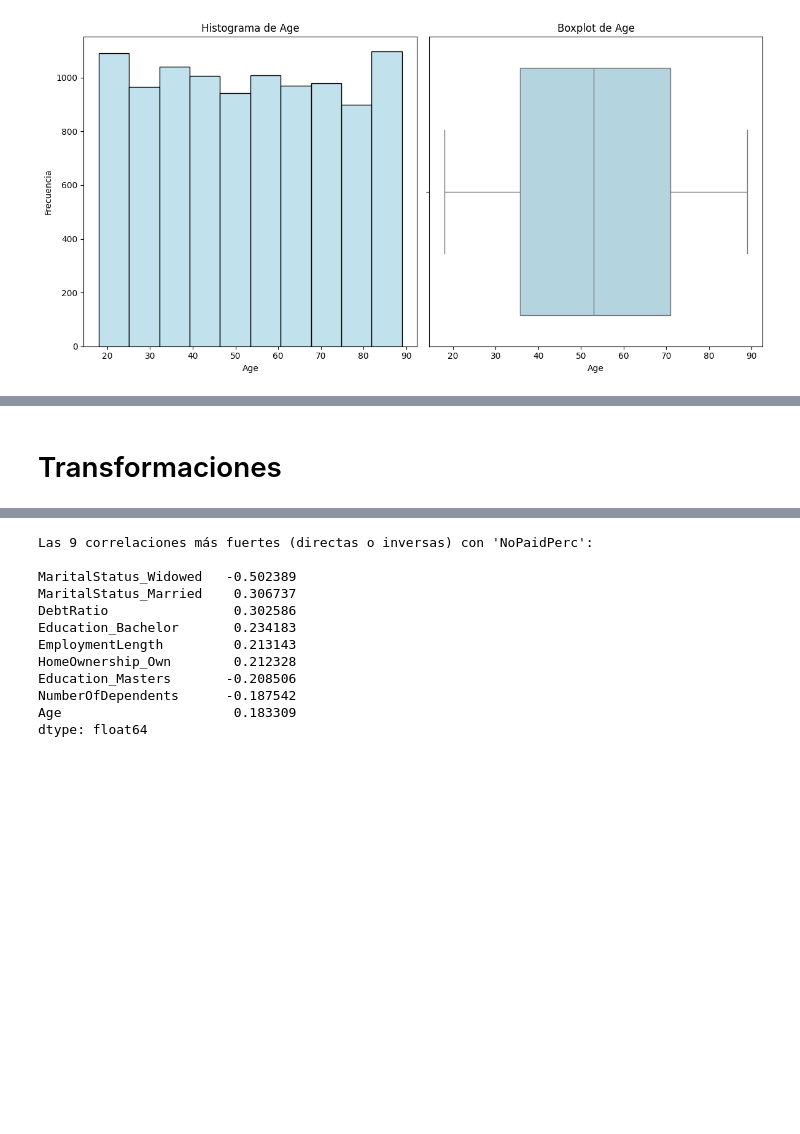
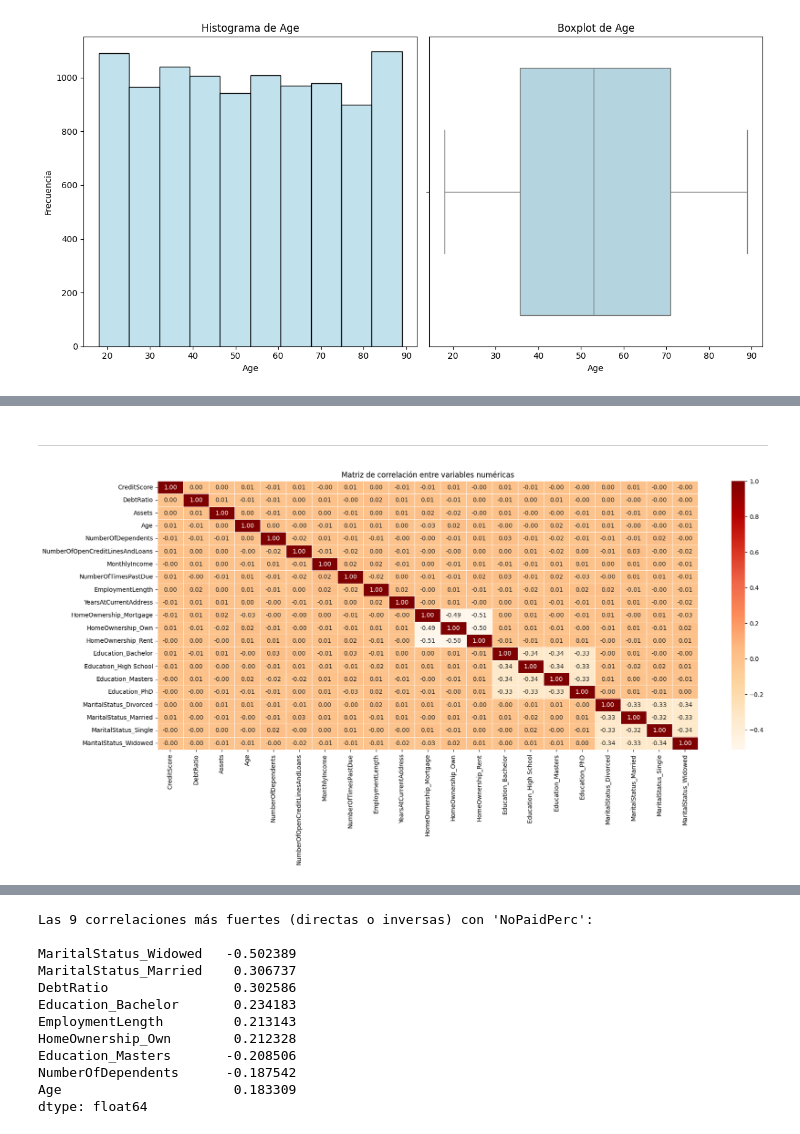
Before and after one commit to Leostark95/Proyecto_Finanzas, a Jupyter notebook: b_preprocesamiento.ipynb, the cells around one changed output, grey strips where cells are left out. Cells and saved outputs as stored; diff of their text form; code cells hidden in the pictures; blank space fills up the shorter version.

```diff
--- a/b_preprocesamiento.ipynb
+++ b/b_preprocesamiento.ipynb
@@ -194,7 +181,21 @@ fn.plot_hist_box(df, variables_numericas)
 # %% [markdown]
-# Transformaciones
+---
 # %%
 y = df['NoPaidPerc']
 x = df.drop('NoPaidPerc', axis=1)
-# %%
-x = df
+# %%
+scaler = None
+df_hist_scaled, sc = fn.procesar_datos(x, scaler)
+# %%
+# Matriz de Correlación 2
+
+numeric_df_hist = df_hist_scaled.select_dtypes(include=['float64', 'int64'])
+correlation_matrix = numeric_df_hist.corr()
+
+# Graficar
+plt.figure(figsize=(20, 8))
+sns.heatmap(correlation_matrix, annot=True, cmap='OrRd', fmt=".2f", linewidths=0.5)
+plt.title('Matriz de correlación entre variables numéricas')
+plt.show()
+# %% [output]
+[figure, added]
```
Also changed, not shown: parts of 26 cells of this notebook, 1 other file.
